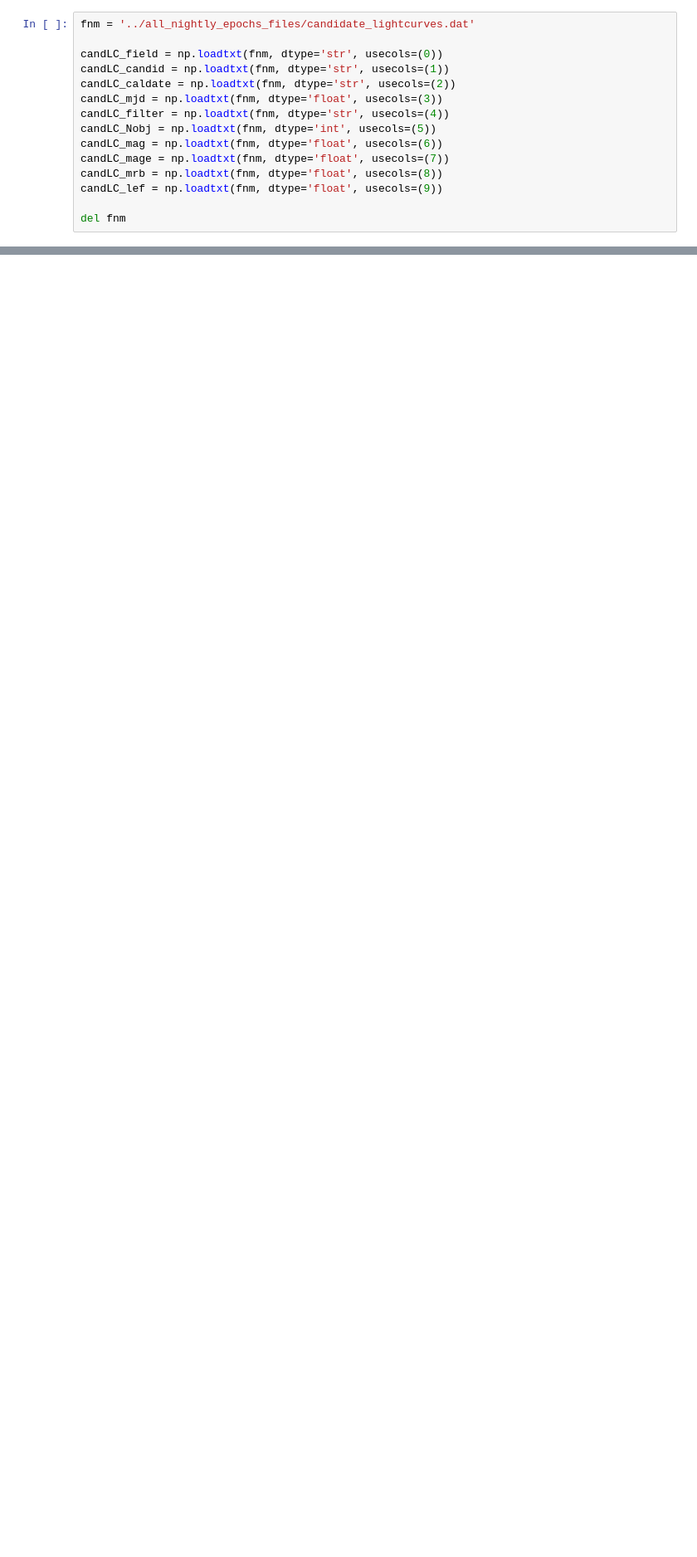
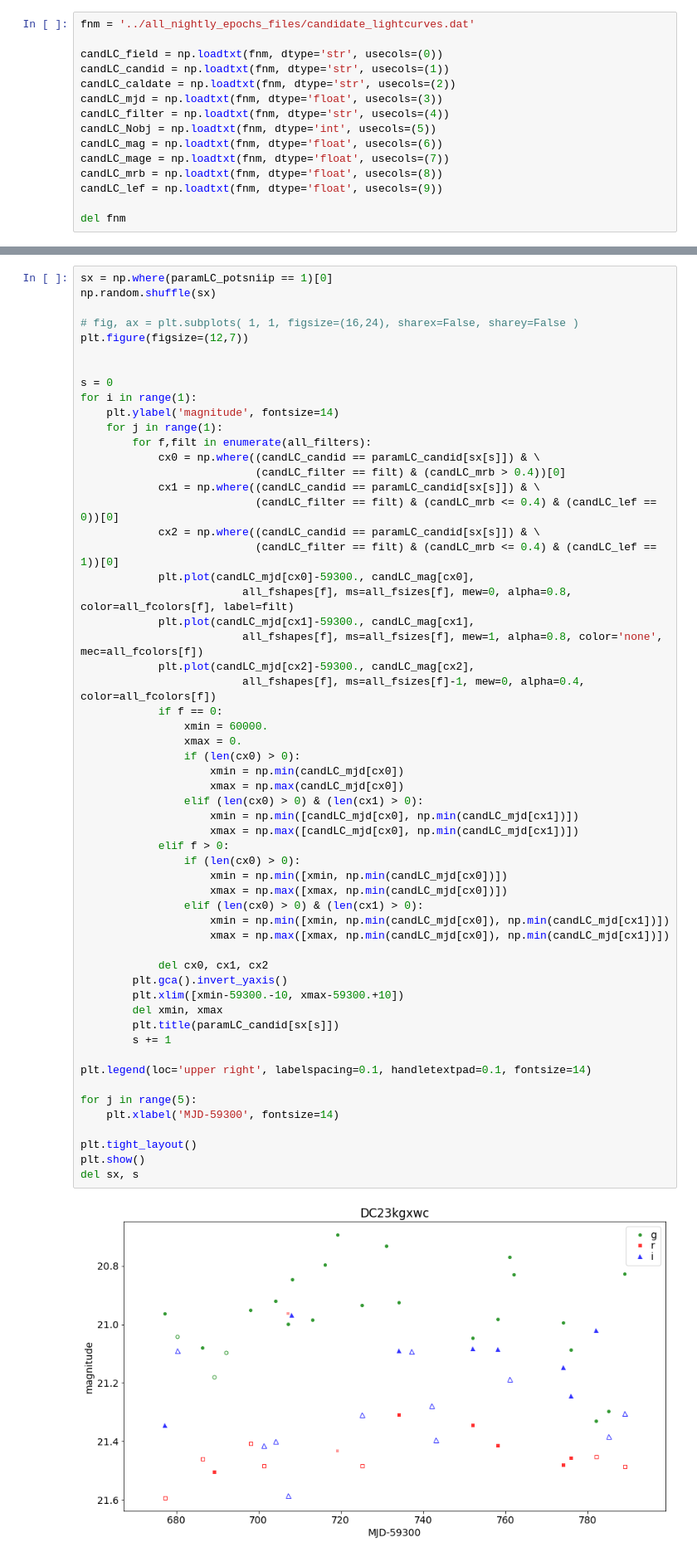
Before and after one commit to MelissaGraham/decam_ddf_tools, a Jupyter notebook: transients_science/SNIIP/1_create_potential_sniip_list.ipynb, the cells around one changed output, grey strips where cells are left out. Shown at 83% size. Saved outputs shown, nothing was run; the diff lists cells and outputs as text; blank space fills up the shorter version.

```diff
--- a/transients_science/SNIIP/1_create_potential_sniip_list.ipynb
+++ b/transients_science/SNIIP/1_create_potential_sniip_list.ipynb
@@ -244,0 +296,59 @@ I am not sure how to make cuts for SNIIP like we do for SNIa, since the decline
+# %%
+sx = np.where(paramLC_potsniip == 1)[0]
+np.random.shuffle(sx)
+
+# fig, ax = plt.subplots( 1, 1, figsize=(16,24), sharex=False, sharey=False )
+plt.figure(figsize=(12,7))
+
+
+s = 0
+for i in range(1):
+    plt.ylabel('magnitude', fontsize=14)
+    for j in range(1):
+        for f,filt in enumerate(all_filters):
+            cx0 = np.where((candLC_candid == paramLC_candid[sx[s]]) & \
+                           (candLC_filter == filt) & (candLC_mrb > 0.4))[0]
+            cx1 = np.where((candLC_candid == paramLC_candid[sx[s]]) & \
+                           (candLC_filter == filt) & (candLC_mrb <= 0.4) & (candLC_lef == 0))[0]
+            cx2 = np.where((candLC_candid == paramLC_candid[sx[s]]) & \
+                           (candLC_filter == filt) & (candLC_mrb <= 0.4) & (candLC_lef == 1))[0]
+            plt.plot(candLC_mjd[cx0]-59300., candLC_mag[cx0],
+                         all_fshapes[f], ms=all_fsizes[f], mew=0, alpha=0.8, color=all_fcolors[f], label=filt)
+            plt.plot(candLC_mjd[cx1]-59300., candLC_mag[cx1],
+                         all_fshapes[f], ms=all_fsizes[f], mew=1, alpha=0.8, color='none', mec=all_fcolors[f])
+            plt.plot(candLC_mjd[cx2]-59300., candLC_mag[cx2],
+                         all_fshapes[f], ms=all_fsizes[f]-1, mew=0, alpha=0.4, color=all_fcolors[f])
+            if f == 0:
+                xmin = 60000.
+                xmax = 0.
+                if (len(cx0) > 0):
+                    xmin = np.min(candLC_mjd[cx0])
+                    xmax = np.max(candLC_mjd[cx0])
+                elif (len(cx0) > 0) & (len(cx1) > 0):
+                    xmin = np.min([candLC_mjd[cx0], np.min(candLC_mjd[cx1])])
+                    xmax = np.max([candLC_mjd[cx0], np.min(candLC_mjd[cx1])])
+            elif f > 0:
+                if (len(cx0) > 0):
+                    xmin = np.min([xmin, np.min(candLC_mjd[cx0])])
+                    xmax = np.max([xmax, np.min(candLC_mjd[cx0])])
+                elif (len(cx0) > 0) & (len(cx1) > 0):
+                    xmin = np.min([xmin, np.min(candLC_mjd[cx0]), np.min(candLC_mjd[cx1])])
+                    xmax = np.max([xmax, np.min(candLC_mjd[cx0]), np.min(candLC_mjd[cx1])])
+
+            del cx0, cx1, cx2
+        plt.gca().invert_yaxis()
+        plt.xlim([xmin-59300.-10, xmax-59300.+10])
+        del xmin, xmax
+        plt.title(paramLC_candid[sx[s]])
+        s += 1
+
+plt.legend(loc='upper right', labelspacing=0.1, handletextpad=0.1, fontsize=14)
+
+for j in range(5):
+    plt.xlabel('MJD-59300', fontsize=14)
+
+plt.tight_layout()
+plt.show()
+del sx, s
+# %% [output]
+[figure, added]
```
Also changed, not shown: parts of 16 cells of this notebook, 7 other files.
